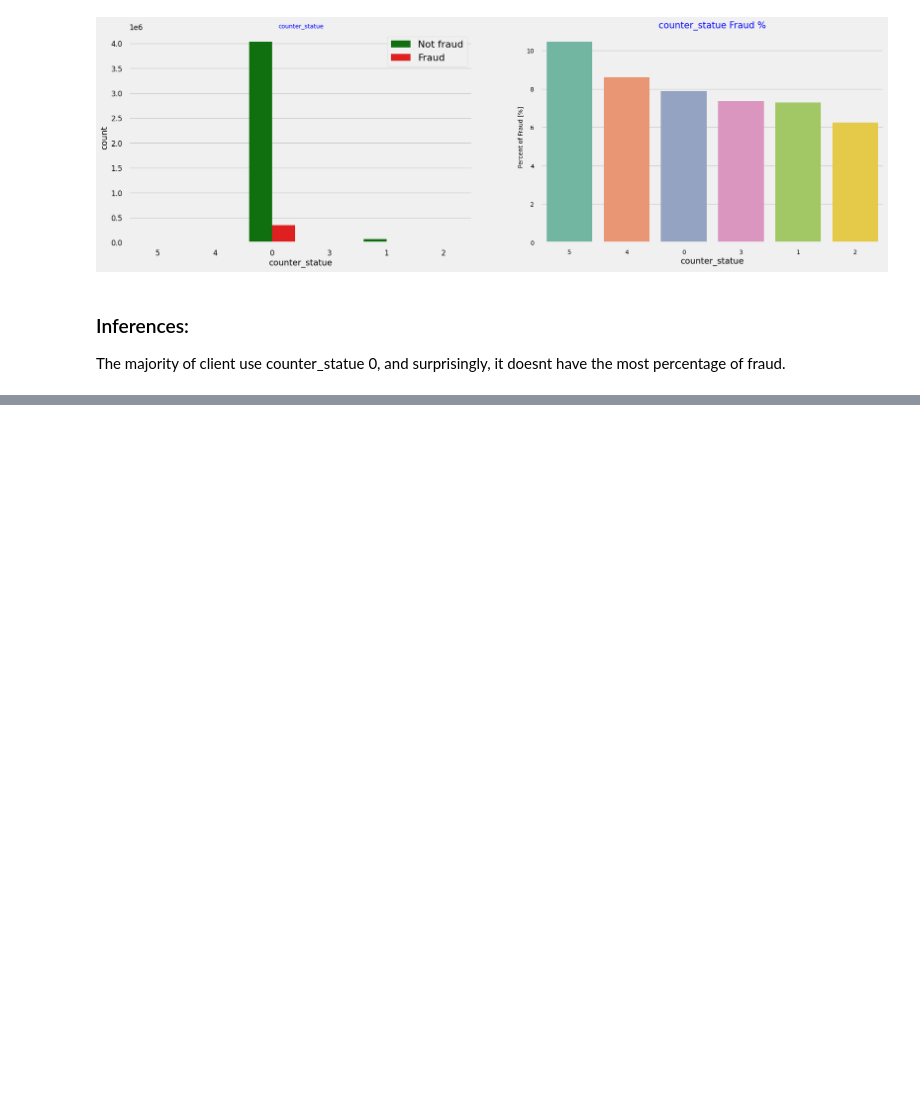
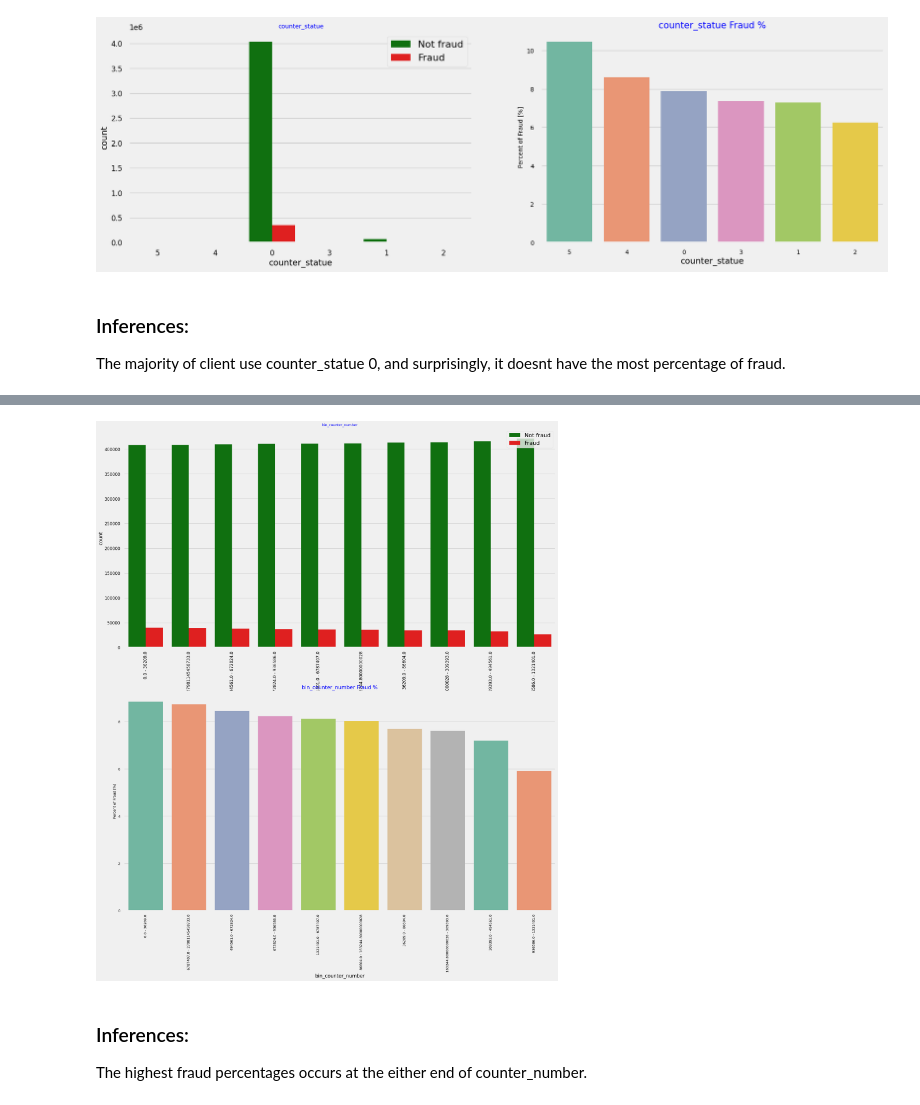
Before and after one commit to Lawytel/steg-data-science, a Jupyter notebook: notebooks/1.0-data-understanding.ipynb, the cells around one changed output, grey strips where cells are left out. Drawn from its saved outputs; the diff is of its cells as text; code cells hidden in the pictures; blank space fills up the shorter version.

Commit message:
Improve data analysis and understanding

```diff
--- a/notebooks/1.0-data-understanding.ipynb
+++ b/notebooks/1.0-data-understanding.ipynb
@@ -205,12 +205,12 @@ dfc = df_client.copy()
 # 1. Count plot of categorical column w.r.t target;
 # 2. Percentage of Fraud within column
 
-def univariate_categorical(feature,target='target',ylog=False,label_rotation=False,horizontal_layout=True):
-    temp = dfc[feature].value_counts()
+def univariate_categorical(feature,df=dfc,target='target',ylog=False,label_rotation=False,horizontal_layout=True):
+    temp = df[feature].value_counts()
     df1 = pd.DataFrame({feature: temp.index,'Number of contracts': temp.values})
 
     # Calculate the percentage of target=1 per category value
-    cat_perc = dfc[[feature, target]].groupby([feature],as_index=False).mean()
+    cat_perc = df[[feature, target]].groupby([feature],as_index=False).mean()
     cat_perc[target] = cat_perc[target]*100
     cat_perc.sort_values(by=target, ascending=False, inplace=True)
 
@@ -223,7 +223,7 @@ def univariate_categorical(feature,target='target',ylog=False,label_rotation=Fal
     # sns.set_palette("Set2")
     s = sns.countplot(ax=ax1,
                     x = feature,
-                    data=dfc,
+                    data=df,
                     hue =target,
                     order=cat_perc[feature],
                     palette=['g','r'])
@@ -997,0 +1025,7 @@ The majority of client use counter_statue 0, and surprisingly, it doesnt have th
+# %%
+univariate_categorical('bin_counter_number', label_rotation=True, horizontal_layout=False)
+# %% [output]
+[figure, added]
+# %% [markdown]
+### Inferences:
+The highest fraud percentages occurs at the either end of counter_number.
```
Also changed, not shown: parts of 15 cells of this notebook.
